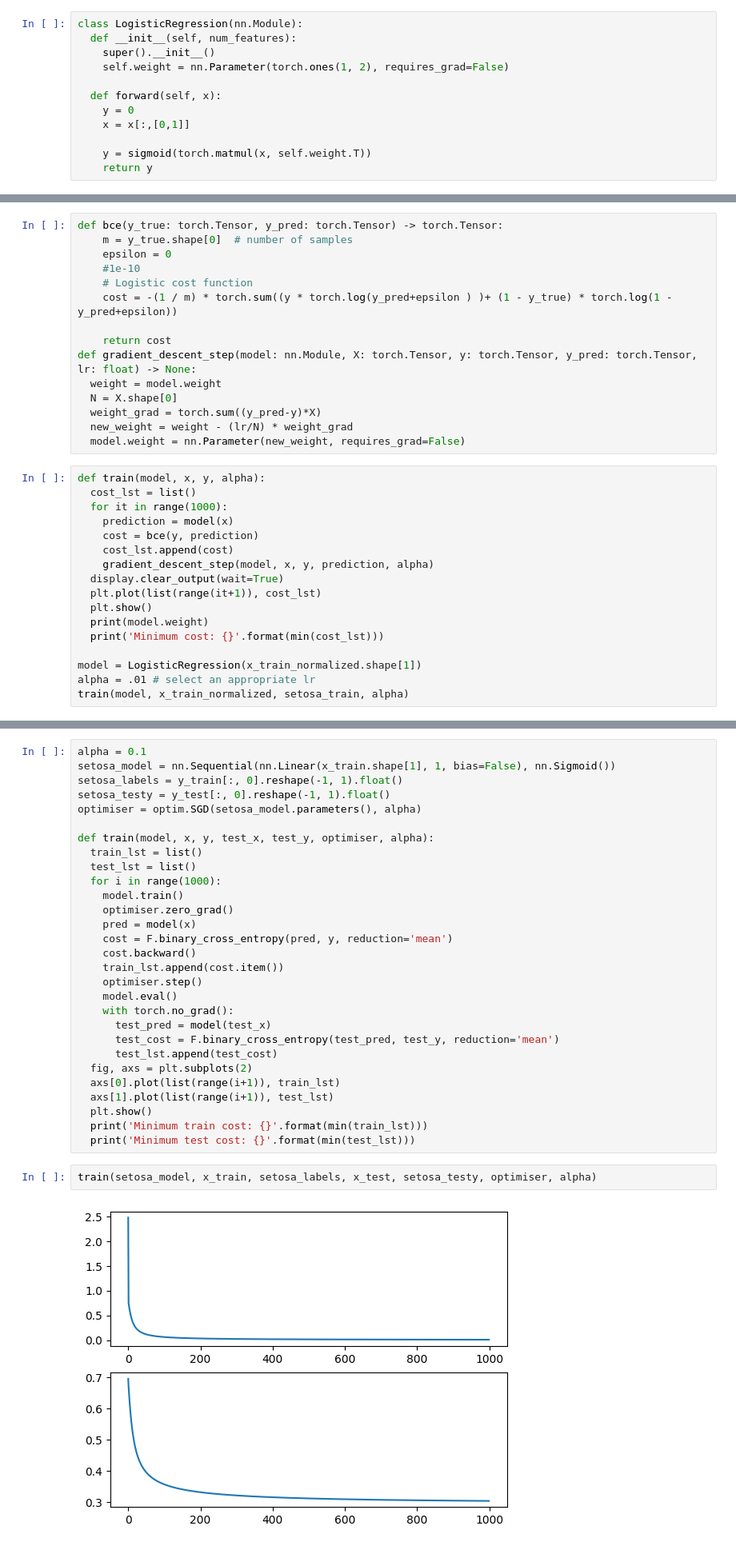
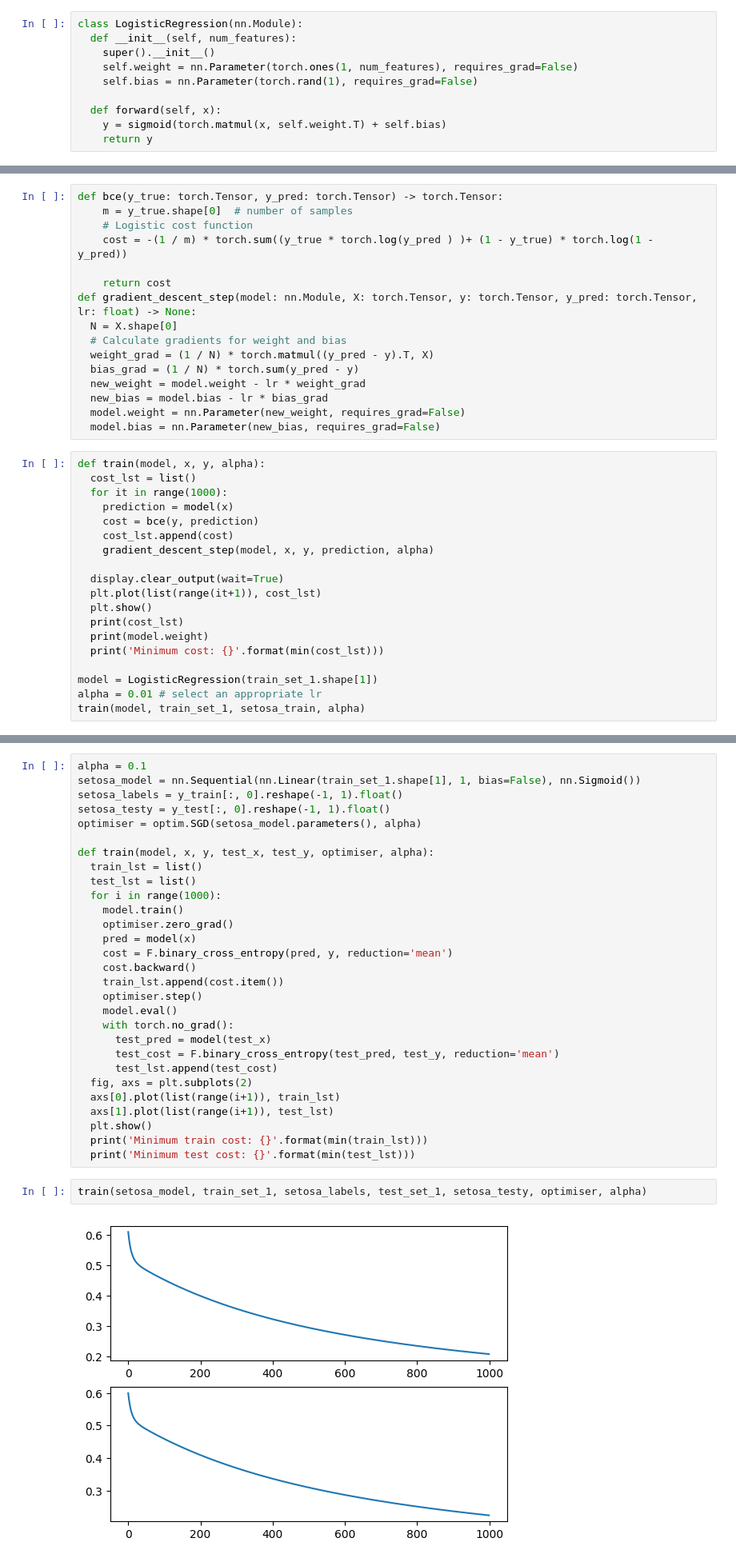
Before and after one commit to MohammedEsamaldin/ML_projects, a Jupyter notebook: wk4_Classification_I_2024 (1).ipynb, the cells around one changed output, grey strips where cells are left out. Shown at 80% size. Saved outputs shown, nothing was run; the diff lists cells and outputs as text.

```diff
--- a/wk4_Classification_I_2024 (1).ipynb
+++ b/wk4_Classification_I_2024 (1).ipynb
@@ -188,13 +190,11 @@ plt.show()
 class LogisticRegression(nn.Module):
   def __init__(self, num_features):
     super().__init__()
-    self.weight = nn.Parameter(torch.ones(1, 2), requires_grad=False)
+    self.weight = nn.Parameter(torch.ones(1, num_features), requires_grad=False)
+    self.bias = nn.Parameter(torch.rand(1), requires_grad=False)
 
   def forward(self, x):
-    y = 0
-    x = x[:,[0,1]]
-
-    y = sigmoid(torch.matmul(x, self.weight.T))
+    y = sigmoid(torch.matmul(x, self.weight.T) + self.bias)
     return y
 # %% [markdown]
 The cost function we will use for logistic regression is the **Cross Entropy Loss**, which is given by the form:
@@ -212,18 +212,19 @@ $
 # %%
 def bce(y_true: torch.Tensor, y_pred: torch.Tensor) -> torch.Tensor:
     m = y_true.shape[0]  # number of samples
-    epsilon = 0
-    #1e-10
     # Logistic cost function
-    cost = -(1 / m) * torch.sum((y * torch.log(y_pred+epsilon ) )+ (1 - y_true) * torch.log(1 - y_pred+epsilon))
+    cost = -(1 / m) * torch.sum((y_true * torch.log(y_pred ) )+ (1 - y_true) * torch.log(1 - y_pred))
 
     return cost
 def gradient_descent_step(model: nn.Module, X: torch.Tensor, y: torch.Tensor, y_pred: torch.Tensor, lr: float) -> None:
-  weight = model.weight
   N = X.shape[0]
-  weight_grad = torch.sum((y_pred-y)*X)
-  new_weight = weight - (lr/N) * weight_grad
+  # Calculate gradients for weight and bias
+  weight_grad = (1 / N) * torch.matmul((y_pred - y).T, X)
+  bias_grad = (1 / N) * torch.sum(y_pred - y)
+  new_weight = model.weight - lr * weight_grad
+  new_bias = model.bias - lr * bias_grad
   model.weight = nn.Parameter(new_weight, requires_grad=False)
+  model.bias = nn.Parameter(new_bias, requires_grad=False)
 # %%
 def train(model, x, y, alpha):
   cost_lst = list()
@@ -232,13 +233,15 @@ def train(model, x, y, alpha):
     cost = bce(y, prediction)
     cost_lst.append(cost)
     gradient_descent_step(model, x, y, prediction, alpha)
+
   display.clear_output(wait=True)
   plt.plot(list(range(it+1)), cost_lst)
   plt.show()
+  print(cost_lst)
   print(model.weight)
   print('Minimum cost: {}'.format(min(cost_lst)))
 
-model = LogisticRegression(x_train_normalized.shape[1])
-alpha = .01 # select an appropriate lr
-train(model, x_train_normalized, setosa_train, alpha)
+model = LogisticRegression(train_set_1.shape[1])
+alpha = 0.01 # select an appropriate lr
+train(model, train_set_1, setosa_train, alpha)
 # %% [output]
@@ -314,7 +319,7 @@ torch.Size([30, 3])
 In this section we will use the built in pytorch methods.
 # %%
 alpha = 0.1
-setosa_model = nn.Sequential(nn.Linear(x_train.shape[1], 1, bias=False), nn.Sigmoid())
+setosa_model = nn.Sequential(nn.Linear(train_set_1.shape[1], 1, bias=False), nn.Sigmoid())
 setosa_labels = y_train[:, 0].reshape(-1, 1).float()
 setosa_testy = y_test[:, 0].reshape(-1, 1).float()
 optimiser = optim.SGD(setosa_model.parameters(), alpha)
@@ -342,6 +347,6 @@ def train(model, x, y, test_x, test_y, optimiser, alpha):
   print('Minimum train cost: {}'.format(min(train_lst)))
   print('Minimum test cost: {}'.format(min(test_lst)))
 # %%
-train(setosa_model, x_train, setosa_labels, x_test, setosa_testy, optimiser, alpha)
+train(setosa_model, train_set_1, setosa_labels, test_set_1, setosa_testy, optimiser, alpha)
 # %% [output]
-[figure, old version]
+[figure, new version]
```
Also changed, not shown: parts of 11 cells of this notebook, 5 other files.
